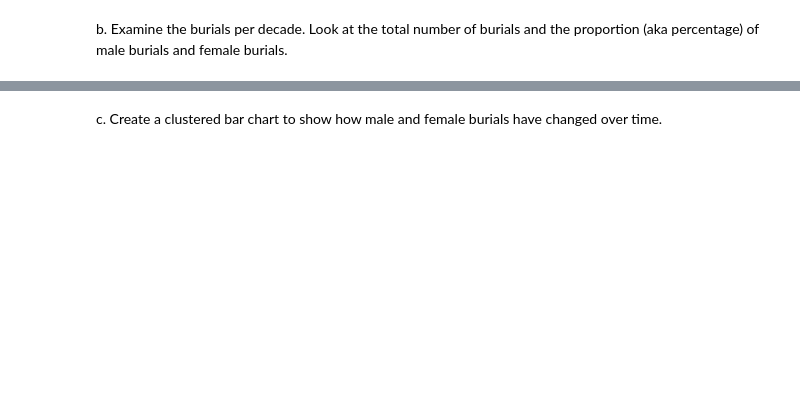
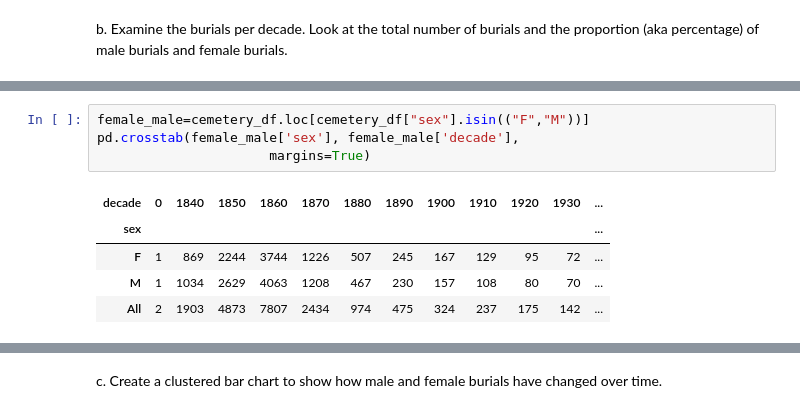
Before and after one commit to NSS-Data-Analytics-Cohort-10/advanced-pandas-megyg6, a Jupyter notebook: notebooks/nash_city_cemetery_pandas.ipynb, the cells around one changed output, grey strips where cells are left out. Drawn from its saved outputs; the diff is of its cells as text; blank space fills up the shorter version.

```diff
--- a/notebooks/nash_city_cemetery_pandas.ipynb
+++ b/notebooks/nash_city_cemetery_pandas.ipynb
@@ -364,0 +383,10 @@ AssertionError: arrays and names must have the same length
+# %%
+female_male=cemetery_df.loc[cemetery_df["sex"].isin(("F","M"))]
+pd.crosstab(female_male['sex'], female_male['decade'],
+                      margins=True)
+# %% [output]
+| decade | 0 | 1840 | 1850 | 1860 | 1870 | 1880 | 1890 | 1900 | 1910 | 1920 | 1930 | ... |
+| sex |  |  |  |  |  |  |  |  |  |  |  | ... |
+| F | 1 | 869 | 2244 | 3744 | 1226 | 507 | 245 | 167 | 129 | 95 | 72 | ... |
+| M | 1 | 1034 | 2629 | 4063 | 1208 | 467 | 230 | 157 | 108 | 80 | 70 | ... |
+| All | 2 | 1903 | 4873 | 7807 | 2434 | 974 | 475 | 324 | 237 | 175 | 142 | ... |
```
Also changed, not shown: parts of 31 cells of this notebook.
